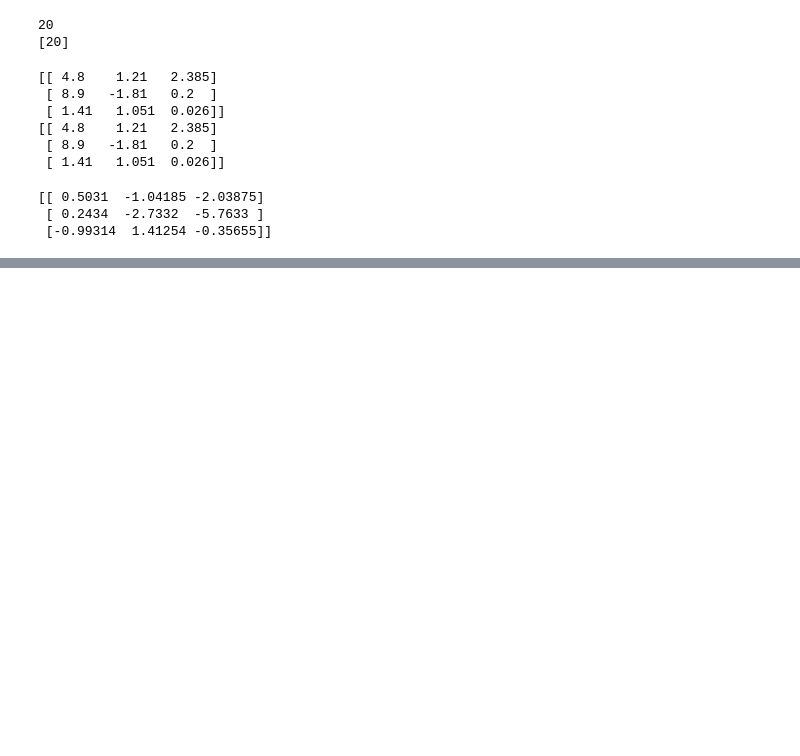
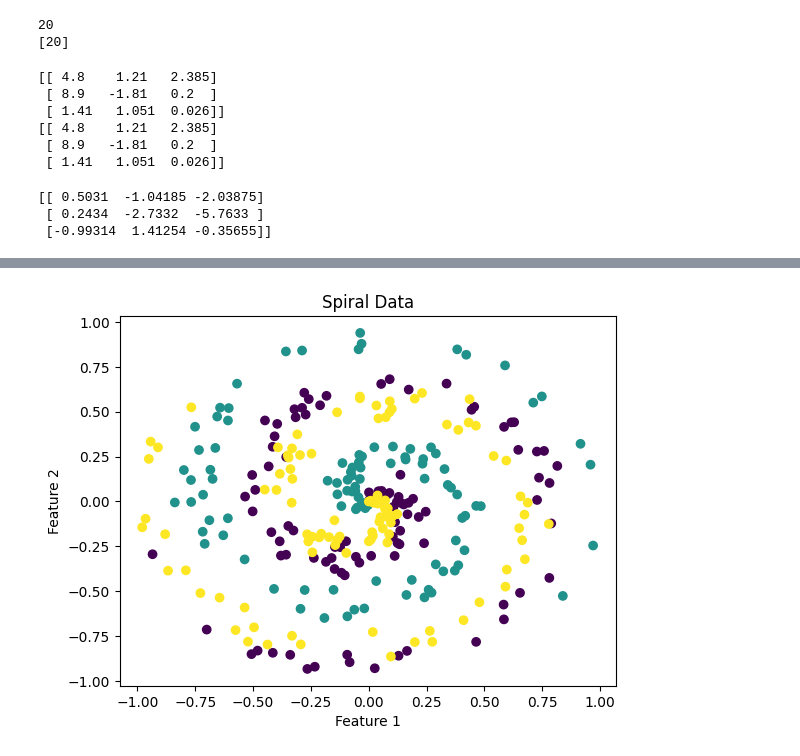
Before and after one commit to srika16/NLP_with_Transformers, a Jupyter notebook: Neural_Networks_From_Scratch.ipynb, the cells around one changed output, grey strips where cells are left out. Saved outputs shown, nothing was run; the diff lists cells and outputs as text; code cells hidden in the pictures; blank space fills up the shorter version.

```diff
--- a/Neural_Networks_From_Scratch.ipynb
+++ b/Neural_Networks_From_Scratch.ipynb
@@ -176,3 +180,14 @@ plt.show()
+# %%
+import matplotlib.pyplot as plt
+
+# Assuming X and y are already defined from spiral_data
+plt.scatter(X[:, 0], X[:, 1], c=y, cmap='viridis')
+plt.title("Spiral Data")
+plt.xlabel("Feature 1")
+plt.ylabel("Feature 2")
+plt.show()
+# %% [output]
+[figure, added]
 # %%
 plt.scatter(X[:, 0], X[:, 1], c=y, cmap='brg')
 plt.show()
```
Also changed, not shown: parts of 5 cells of this notebook.
